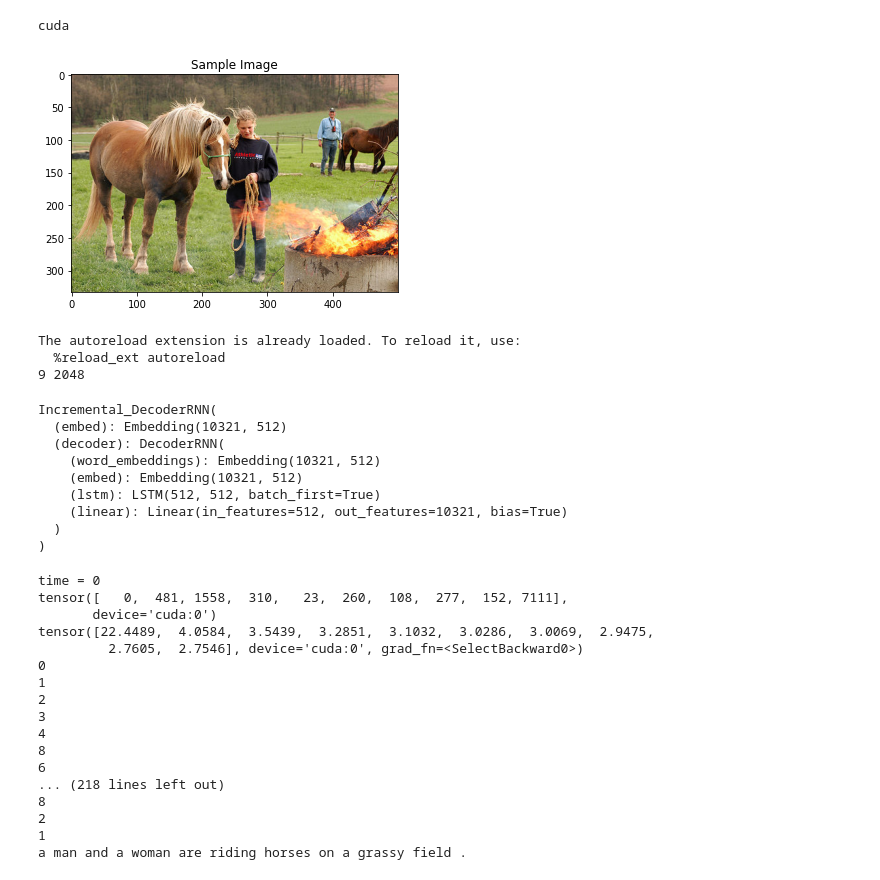
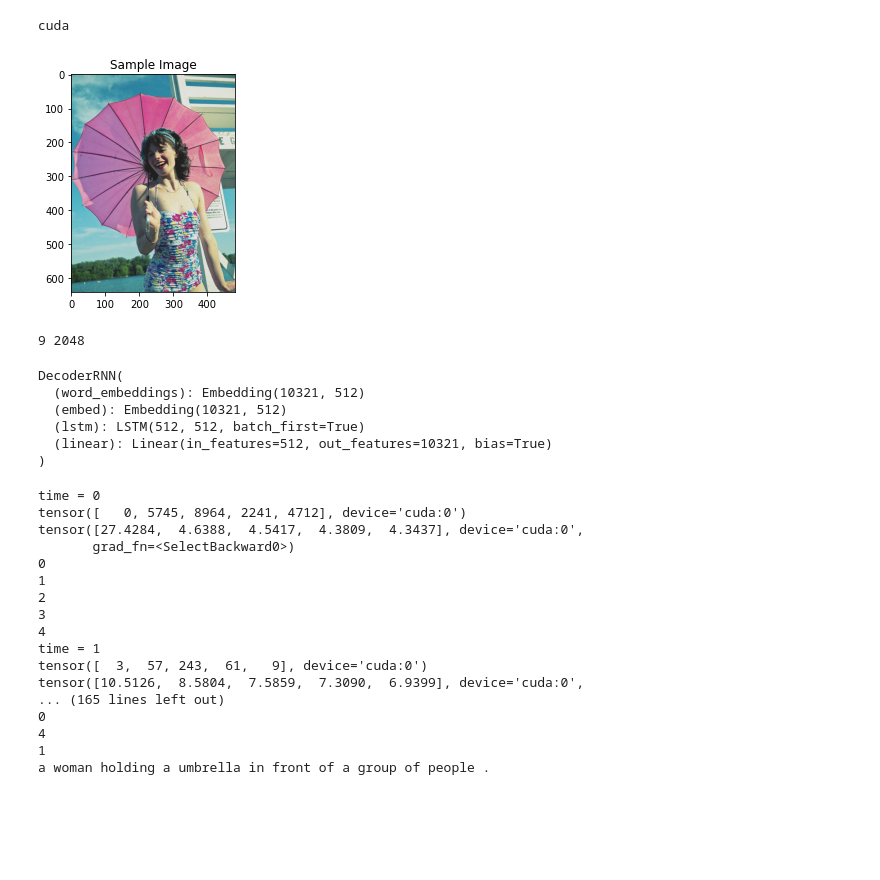
Before and after one commit to Debjyoti-Adhikary/eXplainable_Image_Captioning, a Jupyter notebook: Incremental_caption_analysis.ipynb, the cells around one changed output. Saved outputs shown, nothing was run; the diff lists cells and outputs as text; code cells hidden in the pictures; blank space fills up the shorter version.

```diff
--- a/Incremental_caption_analysis.ipynb
+++ b/Incremental_caption_analysis.ipynb
@@ -83,49 +83,46 @@ print(device)
 # %% [output]
 cuda
 # %%
-file_name = 'horse_girl.jpg'
+import os
+file_name = 'girl_umbrella.jpg'
 address = os.path.join(os.getcwd(),'images',file_name)
 orig_image, input_image = fetch_image(address)
 # %% [output]
-[figure, old version]
+[figure, new version]
 # %%
 %load_ext autoreload
 # %autoreload 2
 
 import os
 import torch
-from training_incremental_model import Incremental_EncoderCNN, Incremental_DecoderRNN
+from model import EncoderCNN, DecoderRNN
 
 # TODO #2: Specify the saved models to load.
-encoder_file_8_layers = 'incremental_comparative_encoder-1_four_blocks.pkl'
-decoder_file_8_layers = 'incremental_comparative_decoder-1_four_blocks.pkl'
+encoder_file = 'encoder-1.pkl'
+decoder_file = 'decoder-1.pkl'
 
 embed_size = 512
 hidden_size = 512
 
+vocab_size = len(data_loader.dataset.vocab)
 
-encoder = Incremental_EncoderCNN(embed_size)
+encoder = EncoderCNN(embed_size)
 encoder.eval()
-decoder = Incremental_DecoderRNN(embed_size, hidden_size, vocab_size)
+decoder = DecoderRNN(embed_size, hidden_size, vocab_size)
 decoder.eval()
 
-encoder.load_state_dict(torch.load(os.path.join(os.getcwd(),'models', encoder_file_8_layers)))
-decoder.load_state_dict(torch.load(os.path.join(os.getcwd(),'models', decoder_file_8_layers)))
+encoder.load_state_dict(torch.load(os.path.join(os.getcwd(),'models', encoder_file)))
+decoder.load_state_dict(torch.load(os.path.join(os.getcwd(),'models', decoder_file)))
 
 encoder.to(device)
 decoder.to(device)
 # %% [output]
-The autoreload extension is already loaded. To reload it, use:
-  %reload_ext autoreload
 9 2048
-Incremental_DecoderRNN(
+DecoderRNN(
+  (word_embeddings): Embedding(10321, 512)
   (embed): Embedding(10321, 512)
-  (decoder): DecoderRNN(
-    (word_embeddings): Embedding(10321, 512)
-    (embed): Embedding(10321, 512)
-    (lstm): LSTM(512, 512, batch_first=True)
-    (linear): Linear(in_features=512, out_features=10321, bias=True)
-  )
+  (lstm): LSTM(512, 512, batch_first=True)
+  (linear): Linear(in_features=512, out_features=10321, bias=True)
 )
 # %%
 v_features = encoder(input_image.reshape(1,3,224,224).to('cuda')).unsqueeze(1)
@@ -163,23 +160,23 @@ for t in range(0,20):
 
         myDataFrame.loc[t,key_word] = score
 
-myDataFrame.transpose().to_csv("Incremental_Decoder_4_layer_Scores_"+file_name+".csv")
+myDataFrame.transpose().to_csv("Layer_Scores_"+file_name+".csv")
 print(clean_sentence(predicted_sentence))
 # %% [output]
 time = 0
-tensor([   0,  481, 1558,  310,   23,  260,  108,  277,  152, 7111],
-       device='cuda:0')
-tensor([22.4489,  4.0584,  3.5439,  3.2851,  3.1032,  3.0286,  3.0069,  2.9475,
-         2.7605,  2.7546], device='cuda:0', grad_fn=<SelectBackward0>)
+tensor([   0, 5745, 8964, 2241, 4712], device='cuda:0')
+tensor([27.4284,  4.6388,  4.5417,  4.3809,  4.3437], device='cuda:0',
+       grad_fn=<SelectBackward0>)
 0
 1
 2
 3
 4
-8
-6
-... (218 lines left out)
-8
-2
+time = 1
+tensor([  3,  57, 243,  61,   9], device='cuda:0')
+tensor([10.5126,  8.5804,  7.5859,  7.3090,  6.9399], device='cuda:0',
+... (165 lines left out)
+0
+4
 1
-a man and a woman are riding horses on a grassy field .
+a woman holding a umbrella in front of a group of people .
```
Also changed, not shown: 9 other files.
